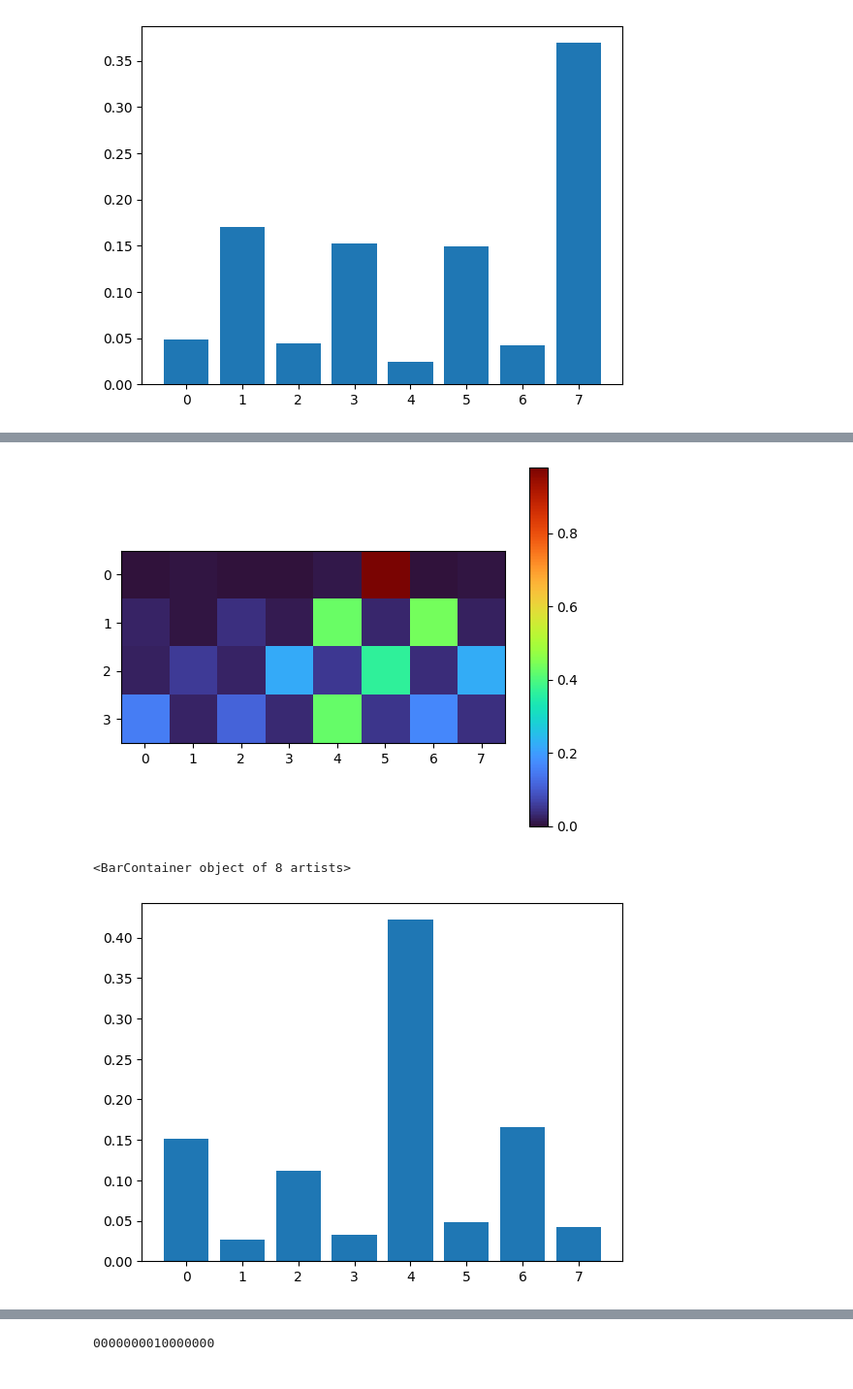
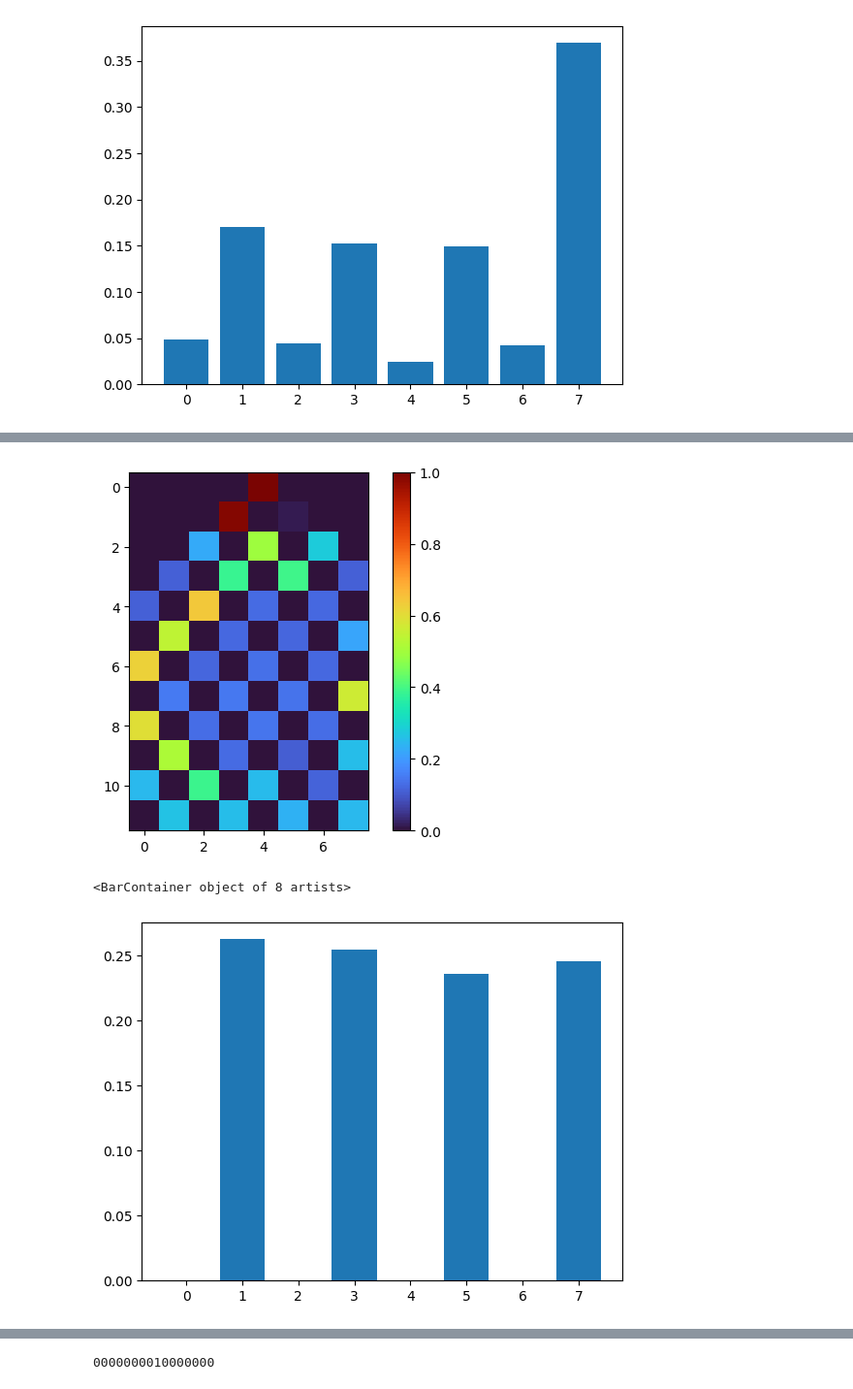
Before and after one commit to filipkojro/qw-defects, a Jupyter notebook: tests.ipynb, the cells around one changed output, grey strips where cells are left out. Shown at 97% size. Saved outputs shown, nothing was run; the diff lists cells and outputs as text; code cells hidden in the pictures.

Commit message:
eadom coin pahse, dataset generation script

```diff
--- a/tests.ipynb
+++ b/tests.ipynb
@@ -413,14 +413,14 @@ plt.show()
 # %%
 from walk import walk_circuit_simpler
 
-walk_steps = 4
+walk_steps = 12
 power_steps = 3
-simulator = FakeTorino()
+simulator = AerSimulator()
 
 propagation = np.zeros(shape=(walk_steps, 2**power_steps), dtype=np.float32)
 
 for i in tqdm(range(walk_steps)):
-    wcs = walk_circuit_simpler(power_steps, i,start_bits="101", start_phases=[np.pi, 0, 0])
+    wcs = walk_circuit_simpler(power_steps, i, start_bits="100")
     qcs = wcs.build()
     qcs = transpile(qcs, simulator)
 
@@ -438,26 +438,26 @@ plt.bar(np.arange(2**power_steps), propagation[-1])
 # %%
-walk_steps = 4
+walk_steps = 12
 power_steps = 3
-simulator = FakeTorino()
+simulator = AerSimulator()
 
 propagationTorino = np.zeros(shape=(walk_steps, 2**power_steps), dtype=np.float32)
 
 for i in tqdm(range(walk_steps)):
-    wcs = walk_circuit_simpler(power_steps, i,start_bits="101",  start_phases=[0, 0, 0])
+    wcs = walk_circuit_simpler(power_steps, i, start_bits="100", coin_phase=np.random.rand() * 2 * np.pi)
     qcs = wcs.build()
     qcs = transpile(qcs, simulator)
 
     propagationTorino[i] = wcs.run(simulator=simulator)
 
 plt.imshow(propagationTorino, cmap='turbo')
 plt.colorbar()
 plt.show()
 
 plt.bar(np.arange(2**power_steps), propagationTorino[-1])
 # %% [output]
-[figure, old version]
+[figure, new version]
 <BarContainer object of 8 artists>
-[figure, old version]
+[figure, new version]
 # %%
 fig, ax = plt.subplots(ncols=2, figsize=(18,8))
 
```
Also changed, not shown: parts of 6 cells of this notebook, 3 other files.
